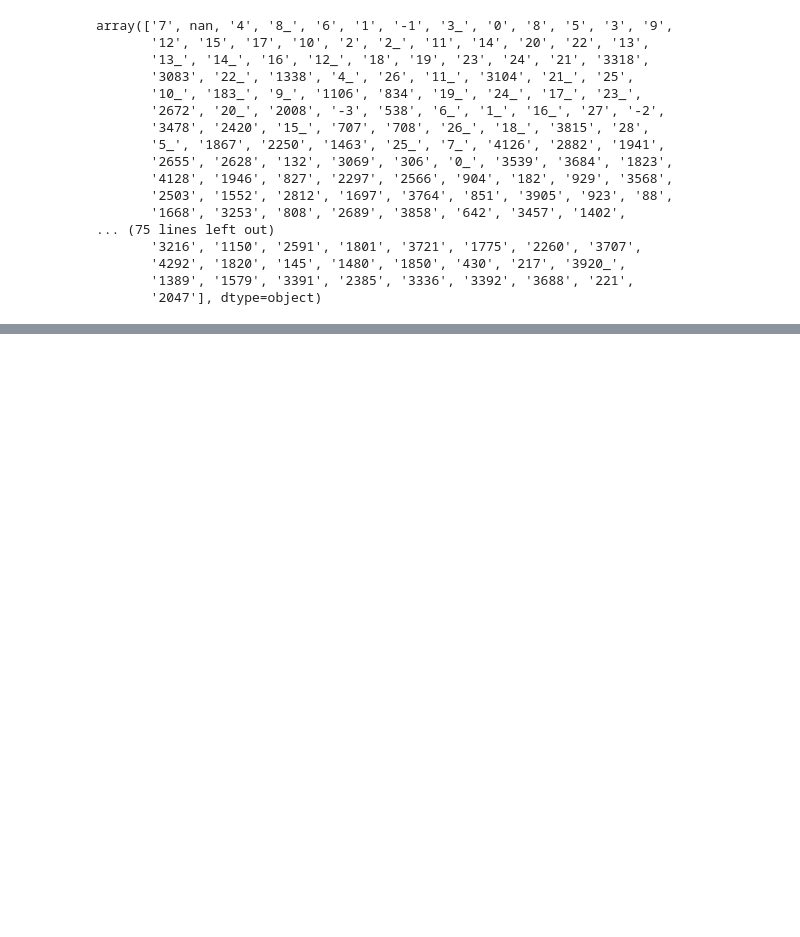
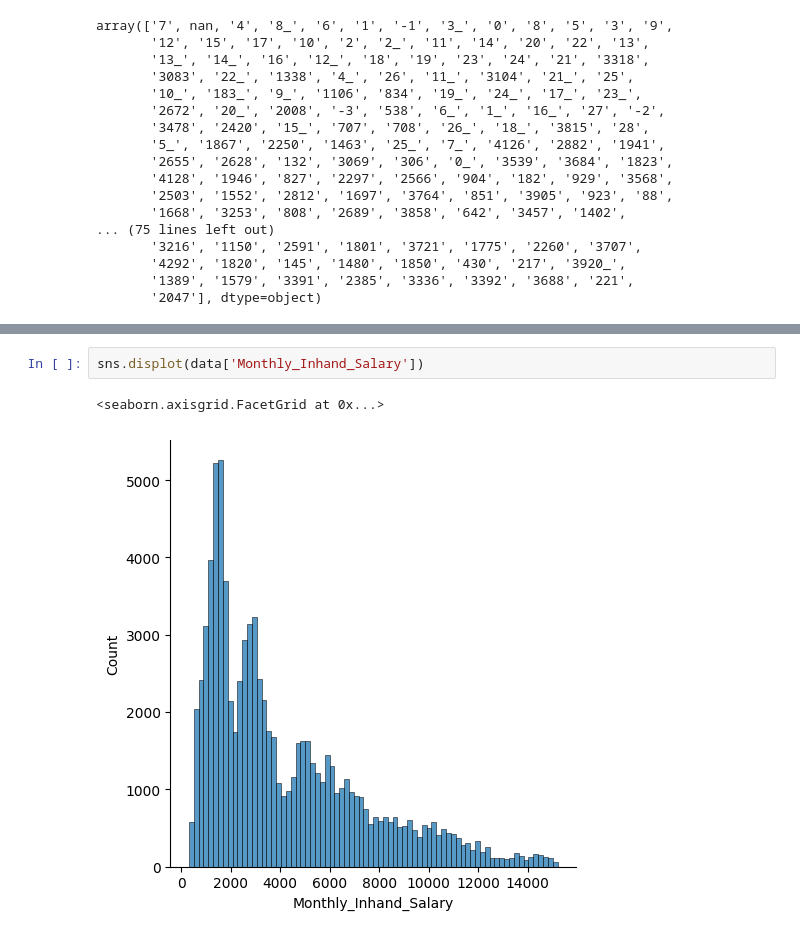
Before and after one commit to ThuongHong/Credit_Score_Prediction, a Jupyter notebook: notebooks/EDA.ipynb, the cells around one changed output, grey strips where cells are left out. Drawn from its saved outputs; the diff is of its cells as text; blank space fills up the shorter version.

```diff
--- a/notebooks/EDA.ipynb
+++ b/notebooks/EDA.ipynb
@@ -136,0 +76,5 @@ processed.head(3)
+# %%
+sns.displot(data['Monthly_Inhand_Salary'])
+# %% [output]
+<seaborn.axisgrid.FacetGrid at 0x...>
+[figure, added]
```
Also changed, not shown: parts of 10 cells of this notebook, 10 other files.
